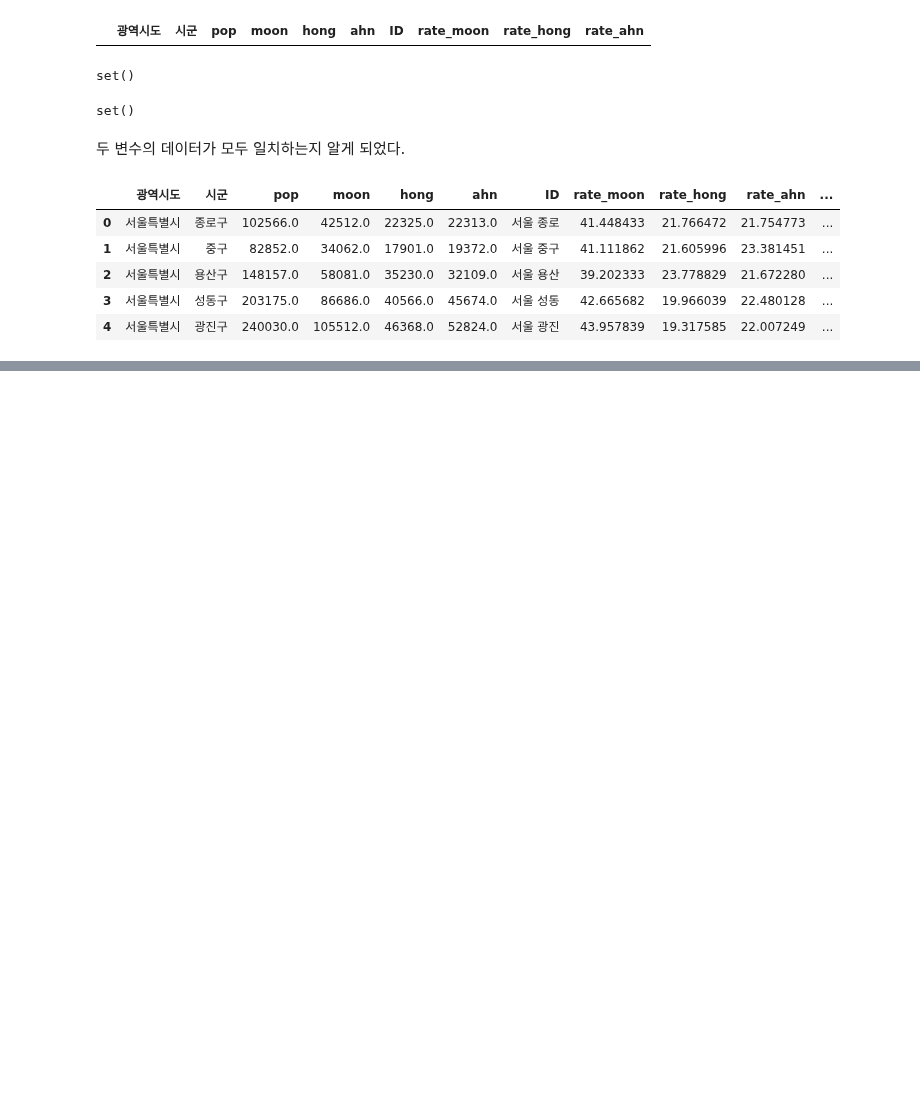
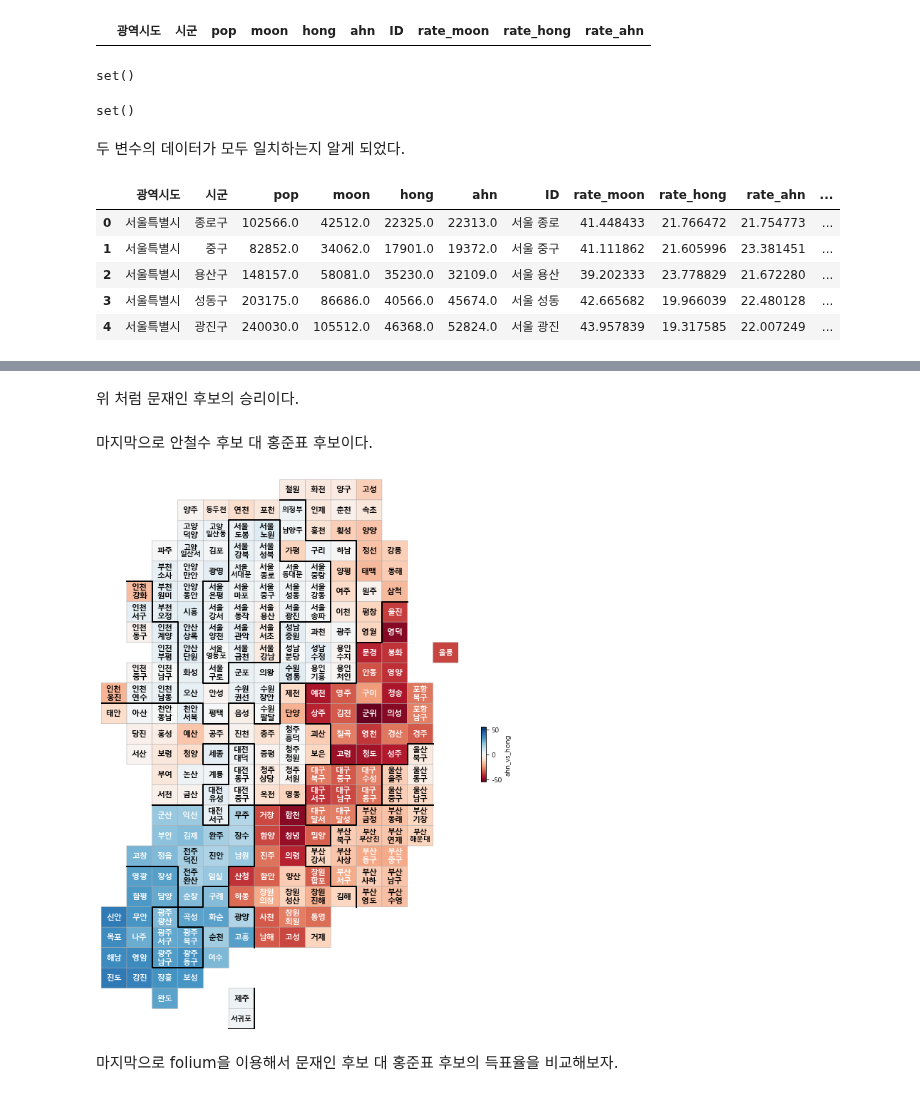
Before and after one commit to jaeyoon89/python_datascience_study, a Jupyter notebook: ch6_19th_election_result.ipynb, the cells around one changed output, grey strips where cells are left out. Cells and saved outputs as stored; diff of their text form; code cells hidden in the pictures; blank space fills up the shorter version.

```diff
--- a/ch6_19th_election_result.ipynb
+++ b/ch6_19th_election_result.ipynb
@@ -483,0 +593,10 @@ final_elect_data.head()
+# %% [markdown]
+위 처럼 문재인 후보의 승리이다.
+# %% [markdown]
+마지막으로 안철수 후보 대 홍준표 후보이다.
+# %%
+drawKorea('ahn_vs_hong', final_elect_data, 'RdBu')
+# %% [output]
+[figure, added]
+# %% [markdown]
+마지막으로 folium을 이용해서 문재인 후보 대 홍준표 후보의 득표율을 비교해보자.
```
Also changed, not shown: parts of 14 cells of this notebook.
